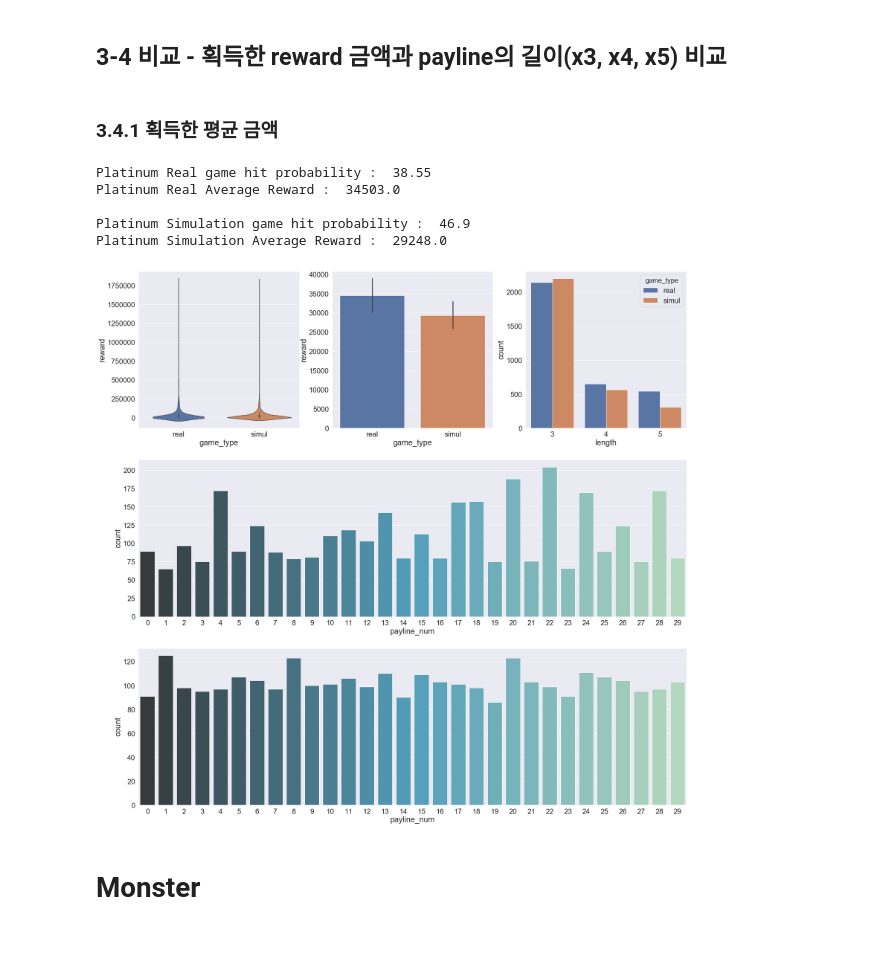
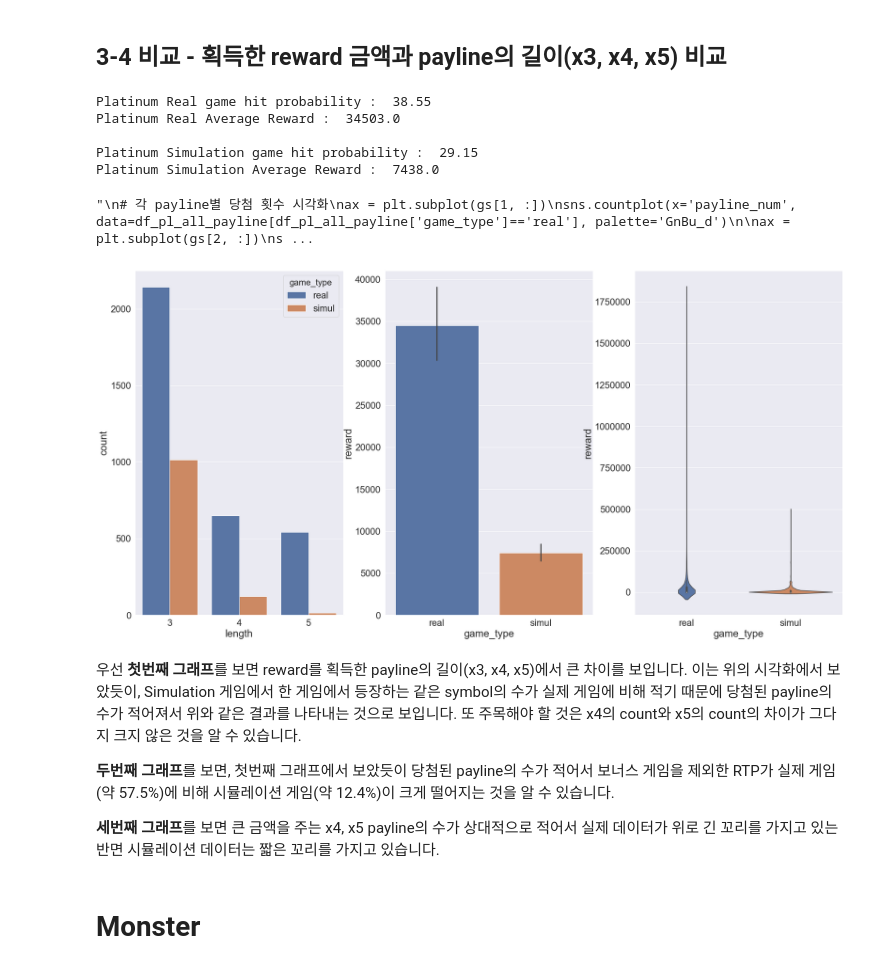
Before and after one commit to Jaepal/data-science-portfolio, a Jupyter notebook: slot_machine/Data_Exploration.ipynb, the cells around one changed output. Saved outputs shown, nothing was run; the diff lists cells and outputs as text; code cells hidden in the pictures; blank space fills up the shorter version.

Commit message:
Add some visualizations

```diff
--- a/slot_machine/Data_Exploration.ipynb
+++ b/slot_machine/Data_Exploration.ipynb
@@ -804,6 +559,4 @@ p-value가 ??로 유의수준 0.05보다 큰 값이므로 귀무가설을 지지
 ---
 # %% [markdown]
 ## 3-4 비교 - 획득한 reward 금액과 payline의 길이(x3, x4, x5) 비교
-# %% [markdown]
-### 3.4.1 획득한 평균 금액
 # %%
@@ -947,40 +702,53 @@ print('Platinum Real Average Reward : ', sum(pl_real_pay_list) / len(pl_real_pay
 print('Platinum Simulation game hit probability : ', round(len([pay for pay in pl_simul_pay_list if not pay == 0])/len(pl_simul_pay_list)*100,2))
 print('Platinum Simulation Average Reward : ', sum(pl_simul_pay_list) / len(pl_simul_pay_list))
 
 
+
 ## 시각화 ##
+
+
 # 3 x 2 sub plots 생성
-gs = gridspec.GridSpec(3, 3)
-plt.figure(figsize=(30,30))
+gs = gridspec.GridSpec(1, 3)
+plt.figure(figsize=(30,15))
 
 # 게임 유형별 reward 빈도 시각화
 ax = plt.subplot(gs[0, 0])
-sns.violinplot(x='game_type', y='reward', data=df_pl_pay_list)
+sns.countplot(x='length', data=df_pl_payline_length, hue='game_type')
 
 
 # 게임 유형별 average reward 시각화
 ax = plt.subplot(gs[0, 1])
 sns.barplot(x='game_type', y='reward', data=df_pl_pay_list)
 
 
 # payline length 시각화
 ax = plt.subplot(gs[0, 2])
-sns.countplot(x='length', data=df_pl_payline_length, hue='game_type')
+sns.violinplot(x='game_type', y='reward', data=df_pl_pay_list)
 
+
+"""
 # 각 payline별 당첨 횟수 시각화
 ax = plt.subplot(gs[1, :])
 sns.countplot(x='payline_num', data=df_pl_all_payline[df_pl_all_payline['game_type']=='real'], palette='GnBu_d')
 
 ax = plt.subplot(gs[2, :])
 sns.countplot(x='payline_num', data=df_pl_all_payline[df_pl_all_payline['game_type']=='simul'], palette='GnBu_d')
 plt.show()
+"""
 # %% [output]
 Platinum Real game hit probability :  38.55
 Platinum Real Average Reward :  34503.0
 
-Platinum Simulation game hit probability :  46.9
-Platinum Simulation Average Reward :  29248.0
+Platinum Simulation game hit probability :  29.15
+Platinum Simulation Average Reward :  7438.0
+"\n# 각 payline별 당첨 횟수 시각화\nax = plt.subplot(gs[1, :])\nsns.countplot(x='payline_num', data=df_pl_all_payline[df_pl_all_payline['game_type']=='real'], palette='GnBu_d')\n\nax = plt.subplot(gs[2, :])\ns ...
-[figure, old version]
+[figure, new version]
+# %% [markdown]
+우선 **첫번째 그래프**를 보면 reward를 획득한 payline의 길이(x3, x4, x5)에서 큰 차이를 보입니다. 이는 위의 시각화에서 보았듯이, Simulation 게임에서 한 게임에서 등장하는 같은 symbol의 수가 실제 게임에 비해 적기 때문에 당첨된 payline의 수가 적어져서 위와 같은 결과를 나타내는 것으로 보입니다. 또 주목해야 할 것은 x4의 count와 x5의 count의 차이가 그다지 크지 않은 것을 알 수 있습니다.
+
+**두번째 그래프**를 보면, 첫번째 그래프에서 보았듯이 당첨된 payline의 수가 적어서 보너스 게임을 제외한 RTP가 실제 게임(약 57.5%)에 비해 시뮬레이션 게임(약 12.4%)이 크게 떨어지는 것을 알 수 있습니다.
+
+**세번째 그래프**를 보면 큰 금액을 주는 x4, x5 payline의 수가 상대적으로 적어서 실제 데이터가 위로 긴 꼬리를 가지고 있는 반면 시뮬레이션 데이터는 짧은 꼬리를 가지고 있습니다.
 # %% [markdown]
 # Monster
 # %%
```
Also changed, not shown: parts of 37 cells of this notebook.
